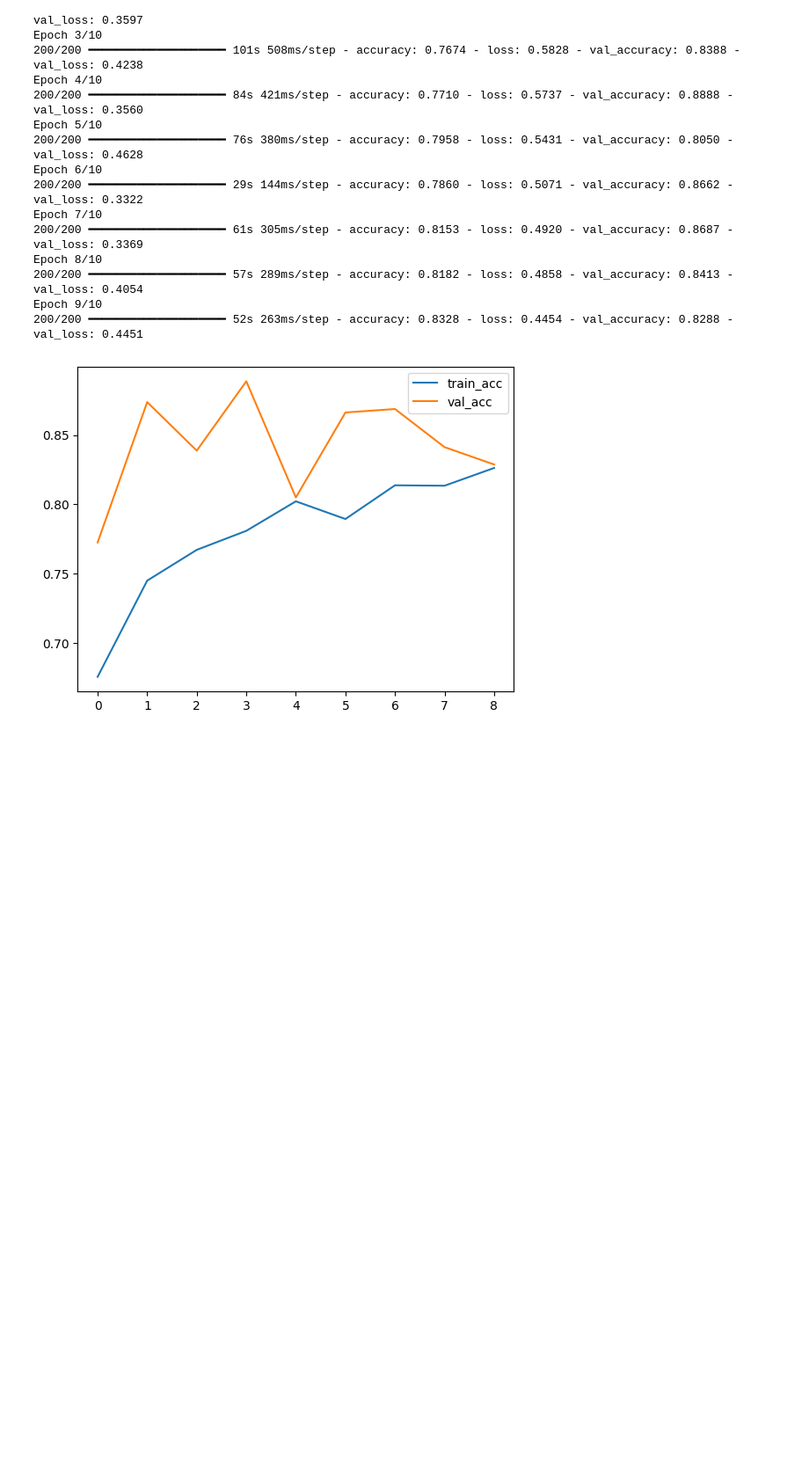
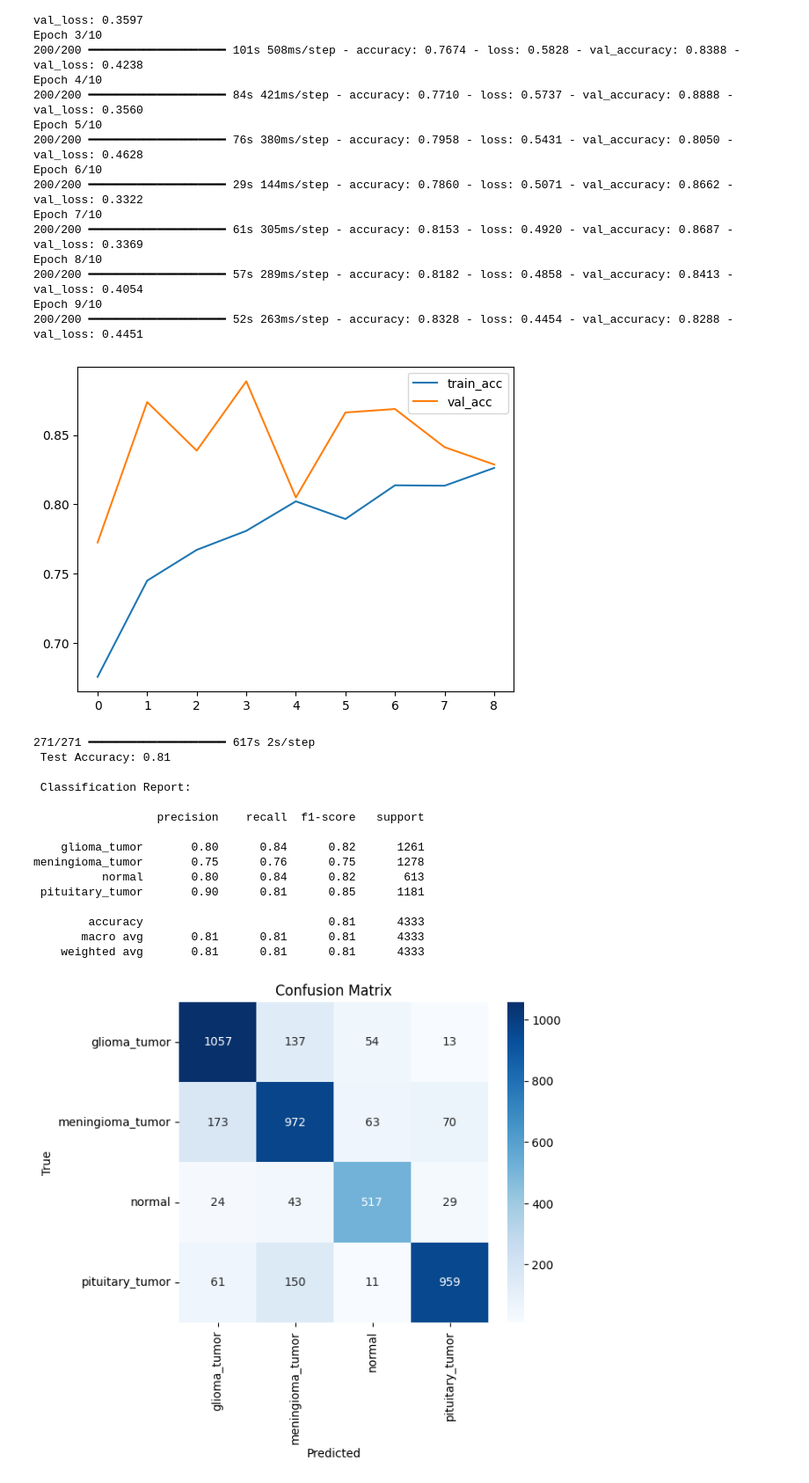
Before and after one commit to SourangshuKundu723/Brain-Tumor-Classification-using-Deep-Learning, a Jupyter notebook: notebooks/brain_mri_classification.ipynb, the cells around one changed output. Shown at 88% size. Cells and saved outputs as stored; diff of their text form; code cells hidden in the pictures; blank space fills up the shorter version.

Commit message:
Add model evaluation with accuracy, classification report and confusion matrix

```diff
--- a/notebooks/brain_mri_classification.ipynb
+++ b/notebooks/brain_mri_classification.ipynb
@@ -190,3 +190,54 @@ Epoch 8/10
 Epoch 9/10
 200/200 ━━━━━━━━━━━━━━━━━━━━ 52s 263ms/step - accuracy: 0.8328 - loss: 0.4454 - val_accuracy: 0.8288 - val_loss: 0.4451
 [figure]
+# %%
+# Evaluate Model
+import numpy as np
+import matplotlib.pyplot as plt
+import seaborn as sns
+from sklearn.metrics import classification_report, confusion_matrix
+
+# Make predictions first (instead of evaluate)
+y_pred = model.predict(test_gen)
+
+# True labels from generator
+y_true = test_gen.classes
+class_labels = list(test_gen.class_indices.keys())
+
+# If model was trained with categorical_crossentropy, labels must be one-hot.
+# But test_gen gives integer labels -> so we use argmax on predictions only
+y_pred_classes = np.argmax(y_pred, axis=1)
+
+# Compute test accuracy manually
+test_acc = np.mean(y_pred_classes == y_true)
+print(f" Test Accuracy: {test_acc:.2f}")
+
+# Classification report
+print("\n Classification Report:\n")
+print(classification_report(y_true, y_pred_classes, target_names=class_labels))
+
+# Confusion matrix
+cm = confusion_matrix(y_true, y_pred_classes)
+plt.figure(figsize=(6,5))
+sns.heatmap(cm, annot=True, fmt="d", xticklabels=class_labels, yticklabels=class_labels, cmap="Blues")
+plt.xlabel("Predicted")
+plt.ylabel("True")
+plt.title("Confusion Matrix")
+plt.show()
+# %% [output]
+271/271 ━━━━━━━━━━━━━━━━━━━━ 617s 2s/step
+ Test Accuracy: 0.81
+
+ Classification Report:
+
+                  precision    recall  f1-score   support
+
+    glioma_tumor       0.80      0.84      0.82      1261
+meningioma_tumor       0.75      0.76      0.75      1278
+          normal       0.80      0.84      0.82       613
+ pituitary_tumor       0.90      0.81      0.85      1181
+
+        accuracy                           0.81      4333
+       macro avg       0.81      0.81      0.81      4333
+    weighted avg       0.81      0.81      0.81      4333
+[figure, added]
```
